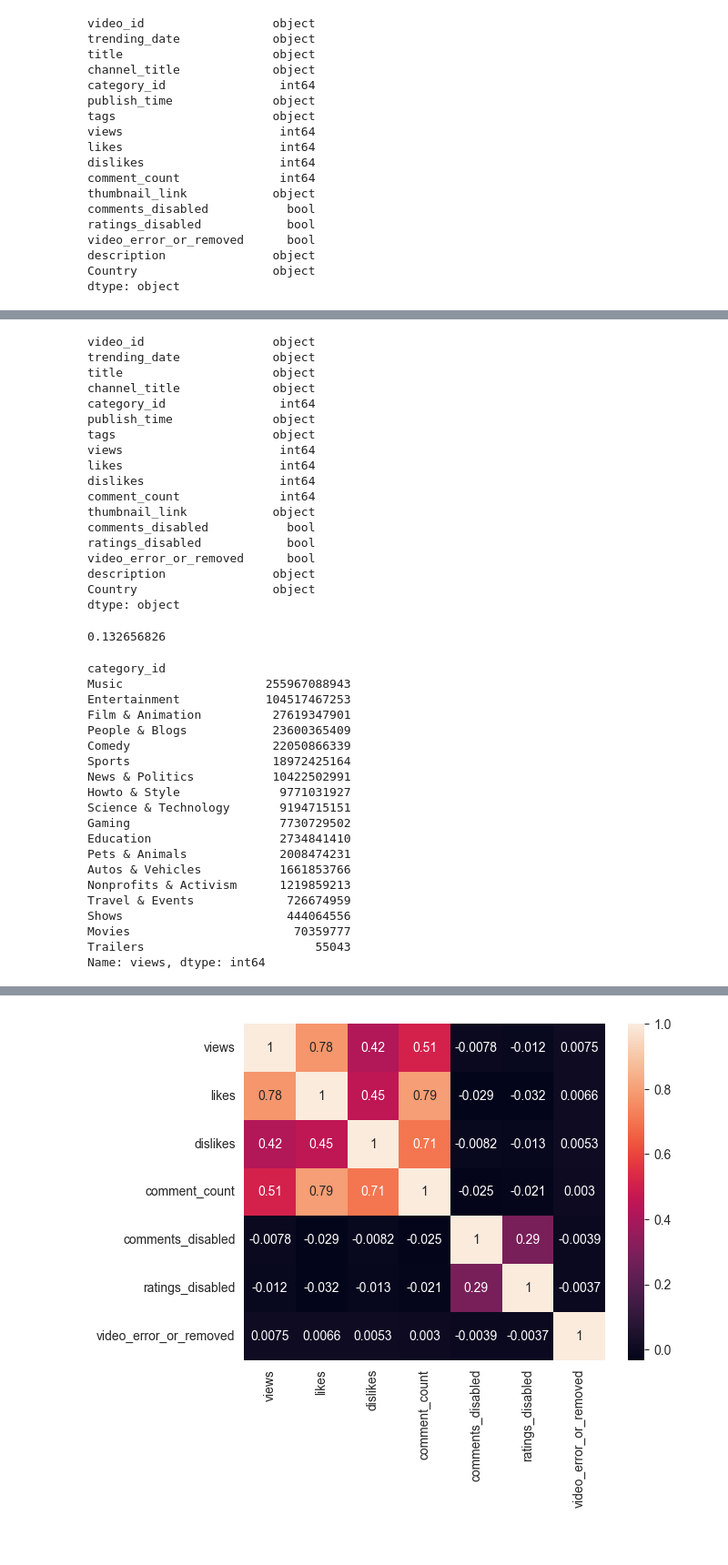
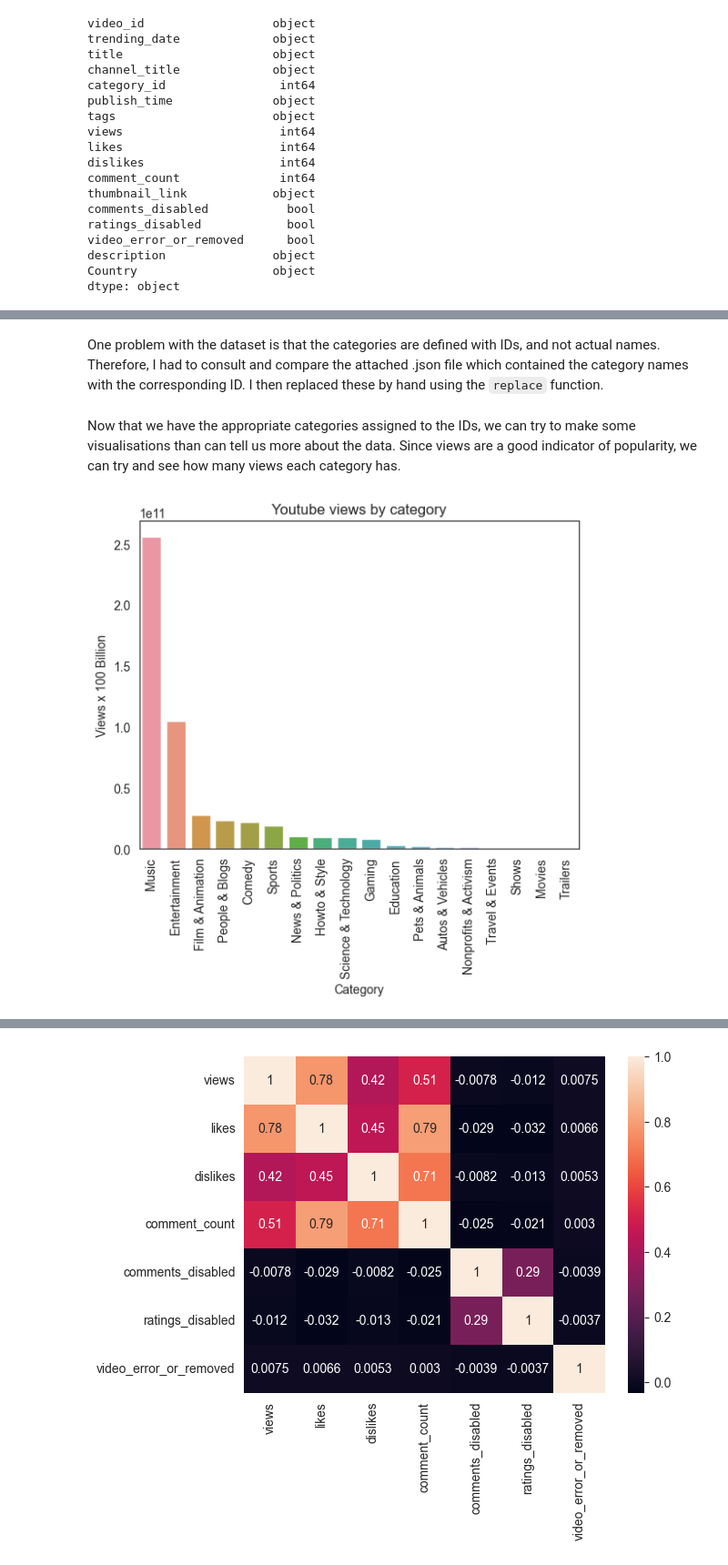
Before and after one commit to ShannonHoutermans/BreastCancerML, a Jupyter notebook: Youtube Videos.ipynb, the cells around one changed output, grey strips where cells are left out. Shown at 91% size. Saved outputs shown, nothing was run; the diff lists cells and outputs as text; code cells hidden in the pictures.

```diff
--- a/Youtube Videos.ipynb
+++ b/Youtube Videos.ipynb
@@ -86,51 +98,22 @@ ALL_videos.sample(10)
-# %%
-ALL_videos.dtypes
-# %% [output]
-video_id                  object
-trending_date             object
-title                     object
-channel_title             object
-category_id                int64
-publish_time              object
-tags                      object
-views                      int64
-likes                      int64
-dislikes                   int64
-comment_count              int64
-thumbnail_link            object
-comments_disabled           bool
-ratings_disabled            bool
-video_error_or_removed      bool
-description               object
-Country                   object
-dtype: object
+# %% [markdown]
+One problem with the dataset is that the categories are defined with IDs, and not actual names. Therefore, I had to consult and compare the attached .json file which contained the category names with the corresponding ID. I then replaced these by hand using the `replace` function.
 # %%
 ALL_videos = ALL_videos.replace({'category_id':{1:'Film & Animation',2:'Autos & Vehicles',10:'Music',15:'Pets & Animals',17:'Sports',18:'Short Movies',19:'Travel & Events',20:'Gaming',21:'Videoblogging',22:'People & Blogs',23:'Comedy',24:'Entertainment',25:'News & Politics',26:'Howto & Style',27:'Education',28:'Science & Technology',29:'Nonprofits & Activism',30:'Movies',31:'Anime/Animation',32:'Action/Adventure',33:'Classics',34:'Comedy',35:'Documentary',36:'Drama',37:'Family',38:'Foreign',39:'Horror',40:'Sci-Fi/Fantasy',41:'Thriller',42:'Shorts',43:'Shows',44:'Trailers'}})
-# %%
-print(round(ALL_videos['views'].mean(),2)/10000000)
-# %% [output]
-0.132656826
+# %% [markdown]
+Now that we have the appropriate categories assigned to the IDs, we can try to make some visualisations than can tell us more about the data. Since views are a good indicator of popularity, we can try and see how many views each category has.
 # %%
 summarised_views = ALL_videos.groupby(['category_id'])['views'].sum()
-summarised_views.sort_values(ascending = False)
+summarised_views = pd.DataFrame(summarised_views, columns = ['views'])
+summarised_views.reset_index(inplace=True)
+summarised_views.sort_values(by='views', ascending=False, inplace=True)
+
+sns.set_palette("RdBu")
+sns.set_style('white')
+sns.barplot(data = summarised_views, x = 'category_id', y = 'views')
+plt.xticks(rotation = 90)
+plt.title("Youtube views by category")
+plt.xlabel("Category")
+plt.ylabel("Views x 100 Billion")
+plt.show()
 # %% [output]
-category_id
-Music                    255967088943
-Entertainment            104517467253
-Film & Animation          27619347901
-People & Blogs            23600365409
-Comedy                    22050866339
-Sports                    18972425164
-News & Politics           10422502991
-Howto & Style              9771031927
-Science & Technology       9194715151
-Gaming                     7730729502
-Education                  2734841410
-Pets & Animals             2008474231
-Autos & Vehicles           1661853766
-Nonprofits & Activism      1219859213
-Travel & Events             726674959
-Shows                       444064556
-Movies                       70359777
-Trailers                        55043
-Name: views, dtype: int64
+[figure, added]
```
Also changed, not shown: parts of 28 cells of this notebook, 1 other file.
